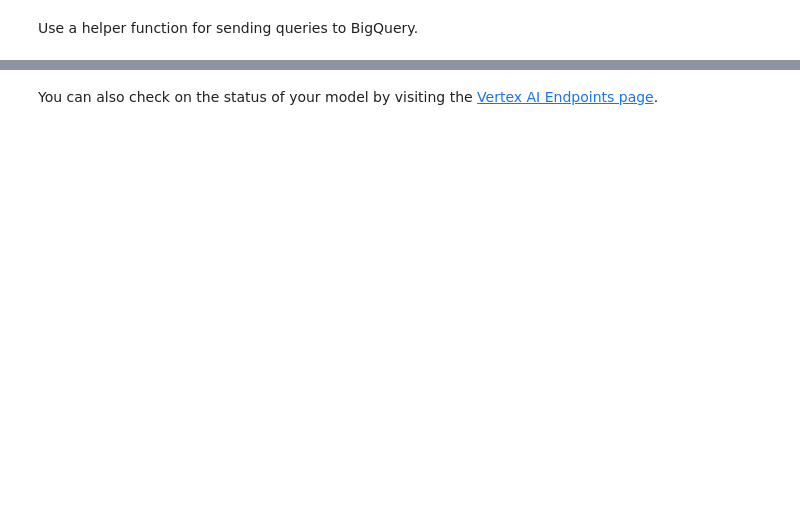
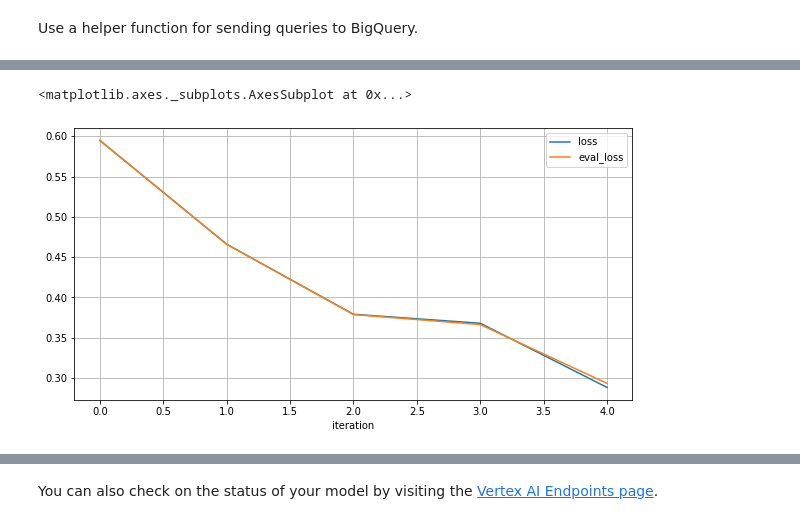
Before and after one commit to paulycloud/ml_portfolio, a Jupyter notebook: 02_BigQuery_ML/02_linear_regression/00_template/index.ipynb, the cells around one changed output, grey strips where cells are left out. Saved outputs shown, nothing was run; the diff lists cells and outputs as text; code cells hidden in the pictures; blank space fills up the shorter version.

Commit message:
added new linear reg template

```diff
--- a/02_BigQuery_ML/02_linear_regression/00_template/index.ipynb
+++ b/02_BigQuery_ML/02_linear_regression/00_template/index.ipynb
@@ -163,0 +119,31 @@ vertex_ai.init(project=PROJECT_ID, location=REGION)
+# %%
+# Project variables
+#
+# These are the project variable used in this ML Model:
+#
+
+PROJECT_ID = "" # @param {type:"string"}
+BQML_MODEL_TYPE = "LINEAR_REG" #@param ["LINEAR_REG", "LOGISTIC_REG","KMEANS","PCA","MATRIX_FACTORIZATION","AUTOENCODER","AUTOML_REGRESSOR", "AUTOML_CLASSIFIER","BOOSTED_TREE_CLASSIFIER","BOOSTED_TREE_REGRESSOR","RANDOM_FOREST_CLASSIFIER","RANDOM_FOREST_REGRESSOR", "DNN_CLASSIFIER","DNN_REGRESSOR","DNN_LINEAR_COMBINED_CLASSIFIER", "DNN_LINEAR_COMBINED_REGRESSOR","ARIMA_PLUS","TENSORFLOW"]
+
+BQML_MODEL_NAME = "bqml_log_reg_chicago_crime_arrest_predict_model"
+BQML_JOB_DISPLAY_NAME = BQML_MODEL_NAME + "_job"
+BQML_ENDPOINT_NAME = BQML_MODEL_NAME + "_endpoint"
+BQML_DEPLOYMENT_NAME = BQML_MODEL_NAME + "_deployment"
+
+# datasets
+BQ_DATASET_NAME = BQML_MODEL_NAME + "_dataset"
+BQ_PUBLIC_DATASET = "1057666841514.chicago_crime.crime"
+BQ_DATASET_VIEW_TABLE= f"{BQ_DATASET_NAME}.input_view"
+
+# bucket details
+BUCKET_NAME = "bigquery_ml_tutorials"
+BUCKET_URI = f"gs://{BUCKET_NAME}/{BQML_MODEL_TYPE}/{BQML_MODEL_NAME}"
+OUTPUTBUCKET = f"gs://bqml_datasets_predictions/{BQML_MODEL_TYPE}/"
+
+# Region
+REGION = "us-central1" #@param ["us-central1", "europe-west4", "asia-east1"]
+
+# Resources for serving BigQuery Model Exports
+TF_DEPLOY_IMAGE = 'us-docker.pkg.dev/vertex-ai/prediction/tf2-cpu.2-3:latest'
+
+print("All variables set")
@@ -562,0 +512,11 @@ resource name: projects/993987777814/locations/us-central1/endpoints/13515768674
+# %%
+# Here's where we're using the bq client because of the additional features to tap into matplotlib.
+sql_training_info_model = bq_client.query(
+    query = f"""
+        SELECT *
+        FROM ML.TRAINING_INFO(MODEL `{PROJECT_ID}.{BQ_DATASET_NAME}.{BQML_MODEL_NAME}`)
+        ORDER BY iteration
+        """
+).to_dataframe()
+
+sql_training_info_model
@@ -562,0 +564,5 @@ resource name: projects/993987777814/locations/us-central1/endpoints/13515768674
+# %%
+sql_training_info_model.plot(x = 'iteration', y = ['loss','eval_loss'], figsize = (10, 5), grid = True)
+# %% [output]
+<matplotlib.axes._subplots.AxesSubplot at 0x...>
+[figure, added]
```
Also changed, not shown: parts of 119 cells of this notebook, 2 other files.
